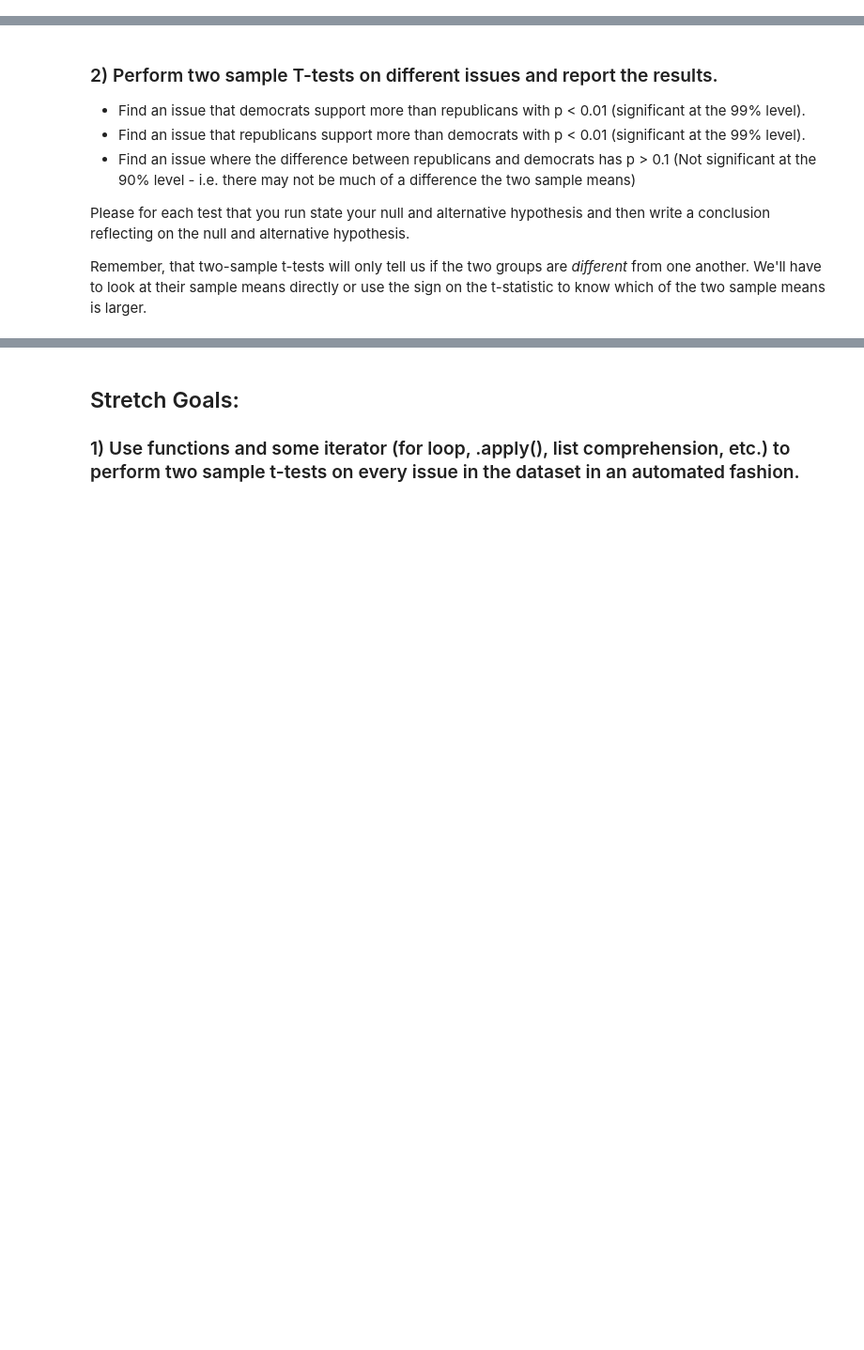
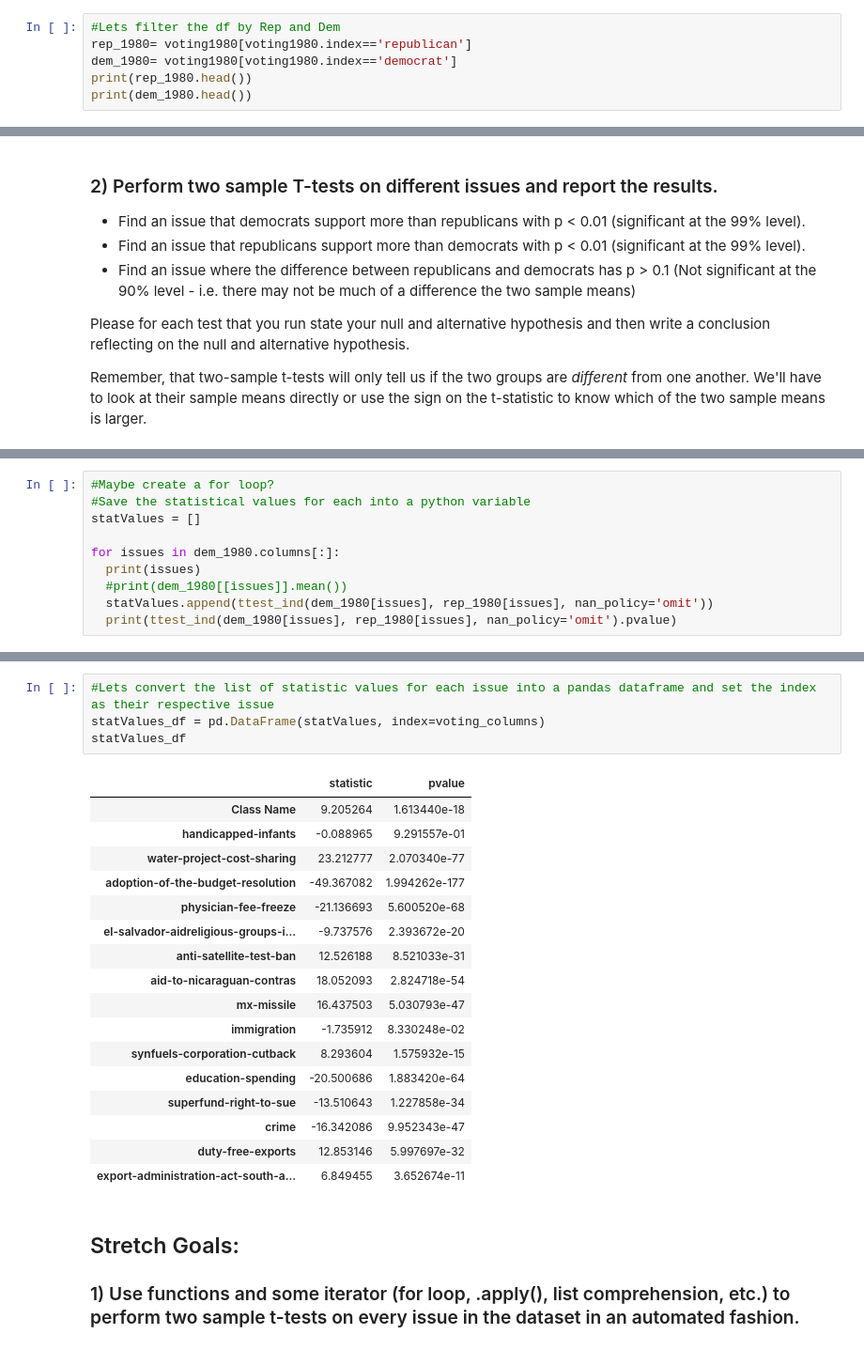
Before and after one commit to yestrella14/DS-Unit-1-Sprint-2-Statistics, a Jupyter notebook: LS_DS_121_Statistics_Probability_Assignment.ipynb, the cells around one changed output, grey strips where cells are left out. Shown: that part at 94% size. Cells and saved outputs as stored; diff of their text form; blank space fills up the shorter version.

```diff
--- a/LS_DS_121_Statistics_Probability_Assignment.ipynb
+++ b/LS_DS_121_Statistics_Probability_Assignment.ipynb
@@ -146,0 +206,6 @@ The data consists of 435 instances (one for each congressperson), a class (democ
+# %%
+#Lets filter the df by Rep and Dem
+rep_1980= voting1980[voting1980.index=='republican']
+dem_1980= voting1980[voting1980.index=='democrat']
+print(rep_1980.head())
+print(dem_1980.head())
@@ -158,0 +307,10 @@ Remember, that two-sample t-tests will only tell us if the two groups are *diffe
+# %%
+#Maybe create a for loop?
+#Save the statistical values for each into a python variable
+statValues = []
+
+for issues in dem_1980.columns[:]:
+  print(issues)
+  #print(dem_1980[[issues]].mean())
+  statValues.append(ttest_ind(dem_1980[issues], rep_1980[issues], nan_policy='omit'))
+  print(ttest_ind(dem_1980[issues], rep_1980[issues], nan_policy='omit').pvalue)
@@ -159,3 +335,25 @@ Remember, that two-sample t-tests will only tell us if the two groups are *diffe
+# %%
+#Lets convert the list of statistic values for each issue into a pandas dataframe and set the index as their respective issue
+statValues_df = pd.DataFrame(statValues, index=voting_columns)
+statValues_df
+# %% [output]
+|  | statistic | pvalue |
+| Class Name | 9.205264 | 1.613440e-18 |
+| handicapped-infants | -0.088965 | 9.291557e-01 |
+| water-project-cost-sharing | 23.212777 | 2.070340e-77 |
+| adoption-of-the-budget-resolution | -49.367082 | 1.994262e-177 |
+| physician-fee-freeze | -21.136693 | 5.600520e-68 |
+| el-salvador-aidreligious-groups-i... | -9.737576 | 2.393672e-20 |
+| anti-satellite-test-ban | 12.526188 | 8.521033e-31 |
+| aid-to-nicaraguan-contras | 18.052093 | 2.824718e-54 |
+| mx-missile | 16.437503 | 5.030793e-47 |
+| immigration | -1.735912 | 8.330248e-02 |
+| synfuels-corporation-cutback | 8.293604 | 1.575932e-15 |
+| education-spending | -20.500686 | 1.883420e-64 |
+| superfund-right-to-sue | -13.510643 | 1.227858e-34 |
+| crime | -16.342086 | 9.952343e-47 |
+| duty-free-exports | 12.853146 | 5.997697e-32 |
+| export-administration-act-south-a... | 6.849455 | 3.652674e-11 |
 # %% [markdown]
 ## Stretch Goals:
 
```
Also changed, not shown: parts of 11 cells of this notebook.
